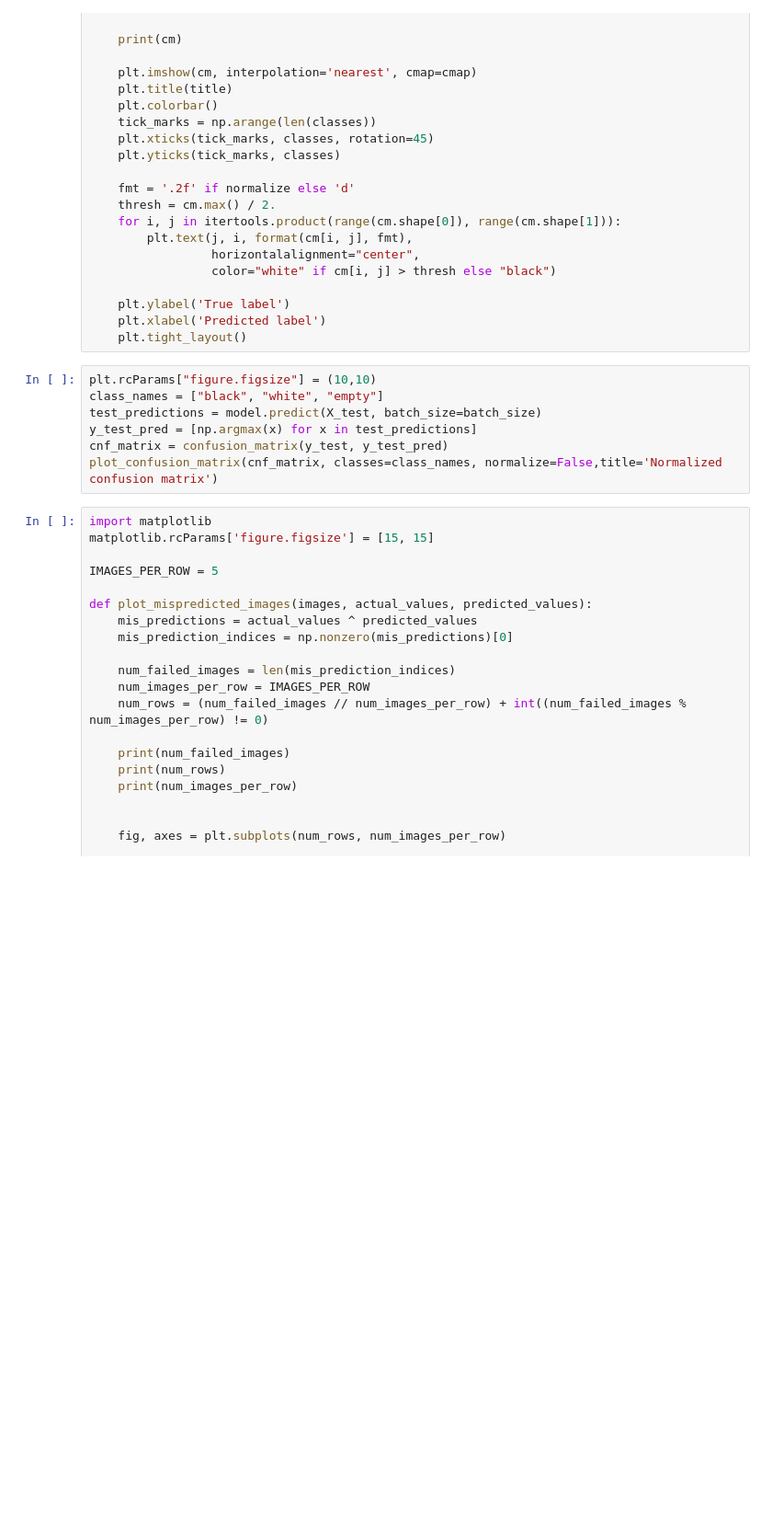
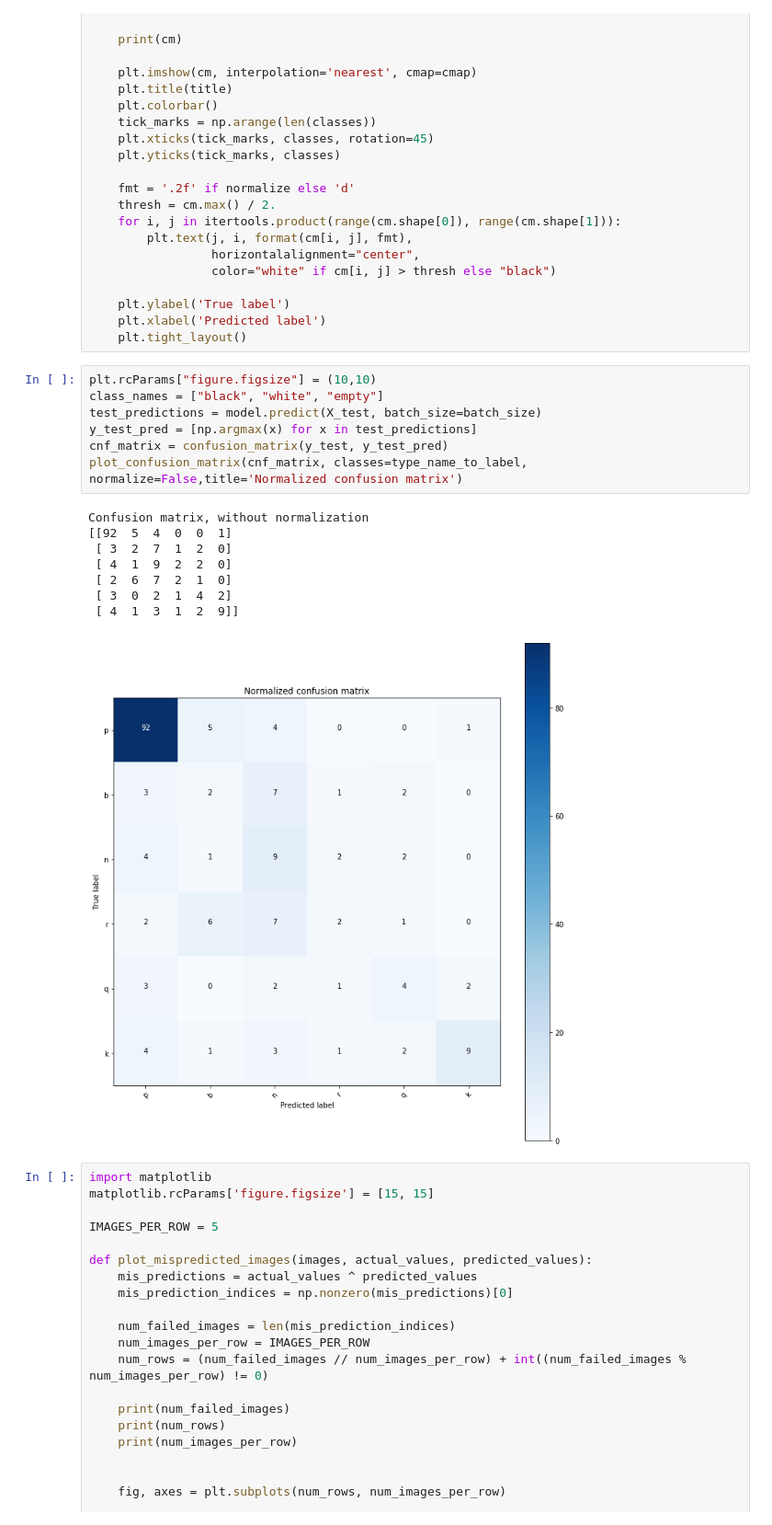
Before and after one commit to ace-racer/Extending-Board-Games-using-deep-learning, a Jupyter notebook: chess_piece_detection/6_class_classifier/ColorDetectionCNN-Modeling-Grayscale.ipynb, the cells around one changed output. Shown at 92% size. Drawn from its saved outputs; the diff is of its cells as text; blank space fills up the shorter version.

```diff
--- a/chess_piece_detection/6_class_classifier/ColorDetectionCNN-Modeling-Grayscale.ipynb
+++ b/chess_piece_detection/6_class_classifier/ColorDetectionCNN-Modeling-Grayscale.ipynb
@@ -240,10 +245,19 @@ def plot_confusion_matrix(cm, classes,
 # %%
 plt.rcParams["figure.figsize"] = (10,10)
 class_names = ["black", "white", "empty"]
 test_predictions = model.predict(X_test, batch_size=batch_size)
 y_test_pred = [np.argmax(x) for x in test_predictions]
 cnf_matrix = confusion_matrix(y_test, y_test_pred)
-plot_confusion_matrix(cnf_matrix, classes=class_names, normalize=False,title='Normalized confusion matrix')
+plot_confusion_matrix(cnf_matrix, classes=type_name_to_label, normalize=False,title='Normalized confusion matrix')
+# %% [output]
+Confusion matrix, without normalization
+[[92  5  4  0  0  1]
+ [ 3  2  7  1  2  0]
+ [ 4  1  9  2  2  0]
+ [ 2  6  7  2  1  0]
+ [ 3  0  2  1  4  2]
+ [ 4  1  3  1  2  9]]
+[figure, added]
 # %%
 import matplotlib
 matplotlib.rcParams['figure.figsize'] = [15, 15]
```
Also changed, not shown: parts of 7 cells of this notebook.
